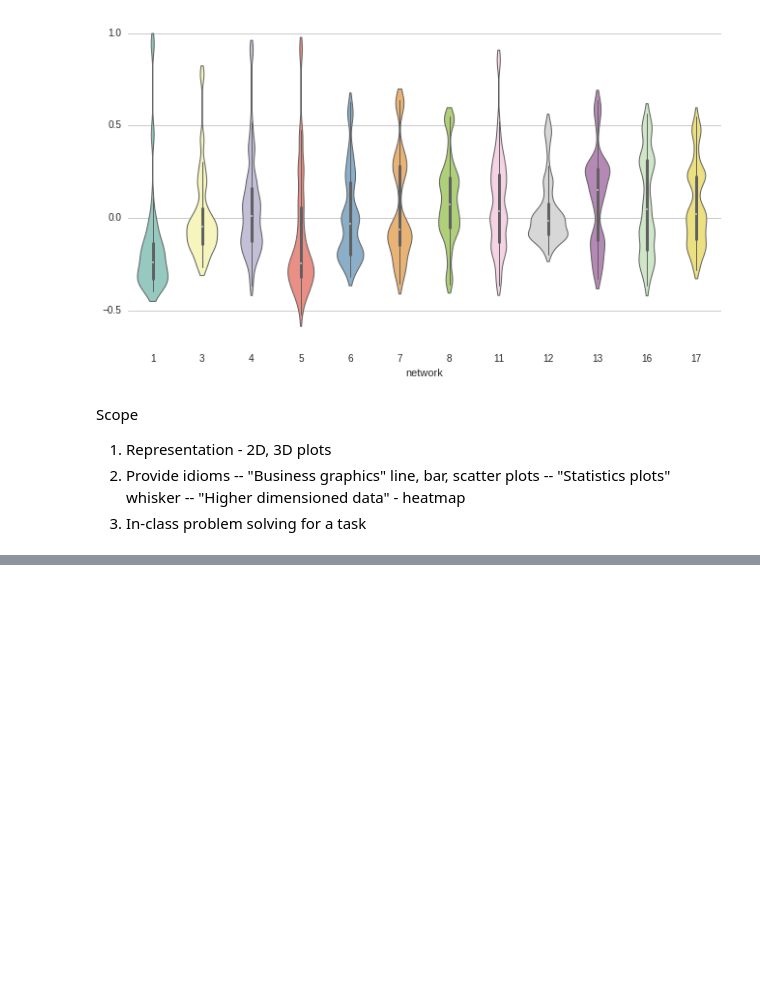
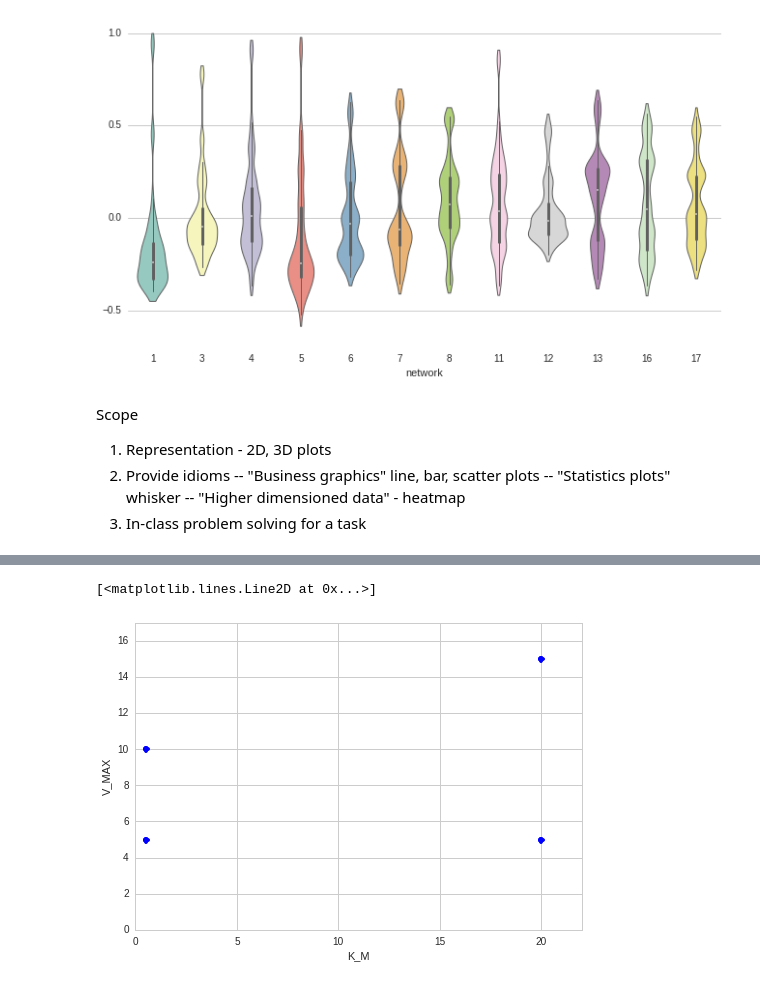
Before and after one commit to UWSEDS/LectureNotes, a Jupyter notebook: 07-Visualization-in-Python/Visualization in Python.ipynb, the cells around one changed output, grey strips where cells are left out. Cells and saved outputs as stored; diff of their text form; code cells hidden in the pictures; blank space fills up the shorter version.

```diff
--- a/07-Visualization-in-Python/Visualization in Python.ipynb
+++ b/07-Visualization-in-Python/Visualization in Python.ipynb
@@ -41,0 +80,11 @@ Scope
+# %%
+# Parameter plot
+km = [y for (x,y) in params]
+vmax = [x for (x,y) in params]
+plt.axis([0, max(km)+2, 0, max(vmax)+ 2])
+plt.xlabel('K_M')
+plt.ylabel('V_MAX')
+plt.plot(km, vmax, 'bo ')
+# %% [output]
+[<matplotlib.lines.Line2D at 0x...>]
+[figure, added]
```
Also changed, not shown: parts of 5 cells of this notebook.
